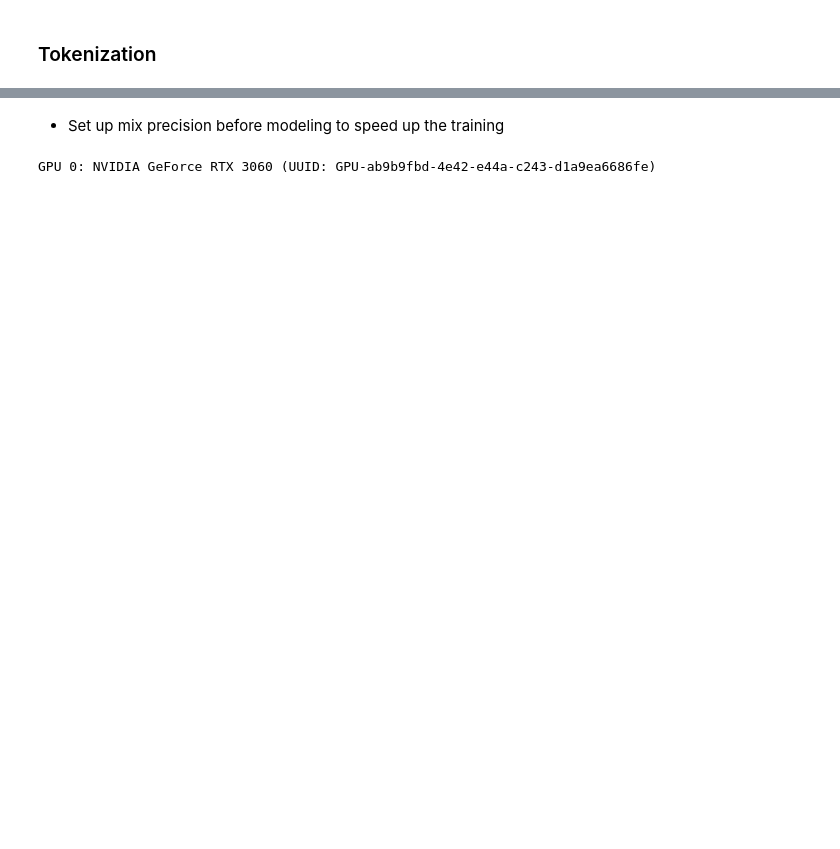
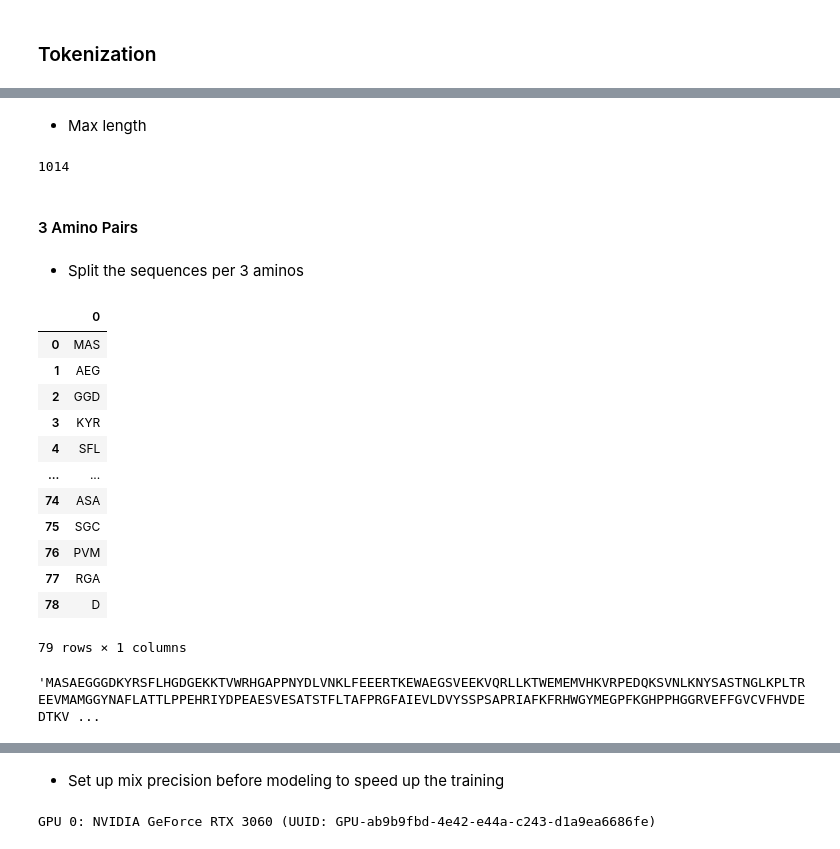
Before and after one commit to konstantinosmpouros/Bioinforming_the_youth_Hackathon, a Jupyter notebook: Protein analysis - Modeling.ipynb, the cells around one changed output, grey strips where cells are left out. Saved outputs shown, nothing was run; the diff lists cells and outputs as text; code cells hidden in the pictures; blank space fills up the shorter version.

```diff
--- a/Protein analysis - Modeling.ipynb
+++ b/Protein analysis - Modeling.ipynb
@@ -129,0 +159,31 @@ sequences_test_scaled = scaler.fit_transform(sequences_test)
+# %% [markdown]
+* Max length
+# %%
+len(sequences_2p[0])
+# %% [output]
+1014
+# %% [markdown]
+#### 3 Amino Pairs
+# %% [markdown]
+* Split the sequences per 3 aminos
+# %%
+tripeptide_sequences = hf.split_sequences(sequences, step=3)
+pd.DataFrame(tripeptide_sequences[500])
+# %% [output]
+|  | 0 |
+| 0 | MAS |
+| 1 | AEG |
+| 2 | GGD |
+| 3 | KYR |
+| 4 | SFL |
+| ... | ... |
+| 74 | ASA |
+| 75 | SGC |
+| 76 | PVM |
+| 77 | RGA |
+| 78 | D |
+79 rows × 1 columns
+# %%
+sequences[500]
+# %% [output]
+'MASAEGGGDKYRSFLHGDGEKKTVWRHGAPPNYDLVNKLFEEERTKEWAEGSVEEKVQRLLKTWEMEMVHKVRPEDQKSVNLKNYSASTNGLKPLTREEVMAMGGYNAFLATTLPPEHRIYDPEAESVESATSTFLTAFPRGFAIEVLDVYSSPSAPRIAFKFRHWGYMEGPFKGHPPHGGRVEFFGVCVFHVDEDTKV ...
```
Also changed, not shown: parts of 72 cells of this notebook, 10 other files.
